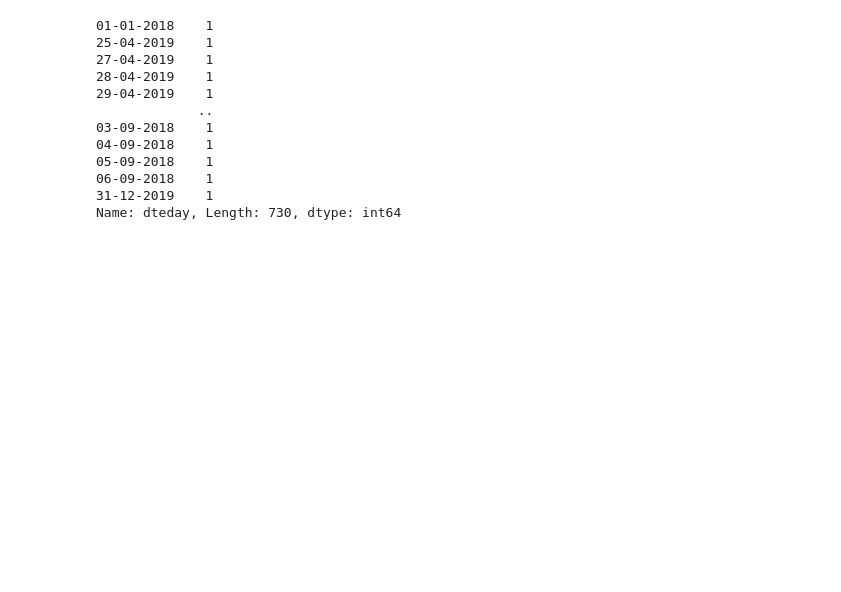
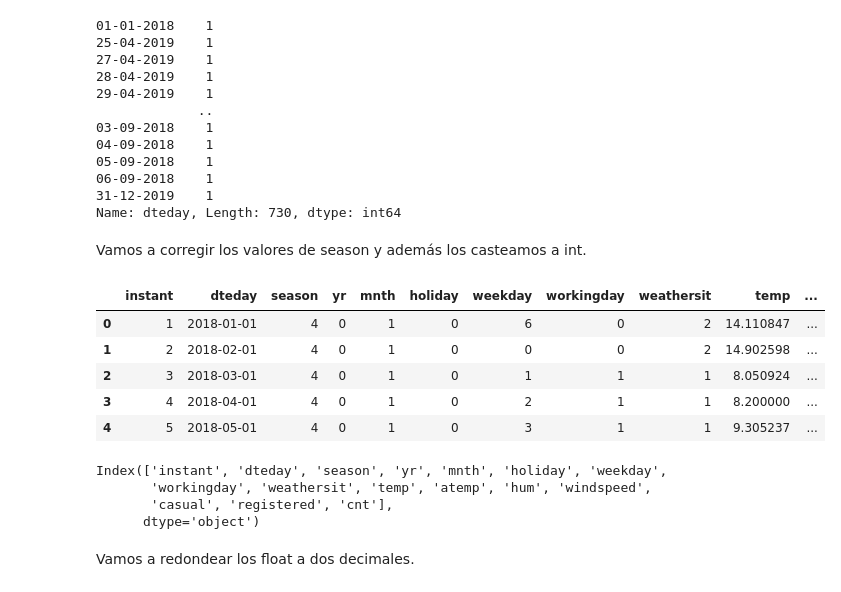
Before and after one commit to Adalab/Adalab-project-da-promo-B-module-3-team-2, a Jupyter notebook: Limpieza.ipynb, the cells around one changed output. Drawn from its saved outputs; the diff is of its cells as text; code cells hidden in the pictures; blank space fills up the shorter version.

```diff
--- a/Limpieza.ipynb
+++ b/Limpieza.ipynb
@@ -91,0 +103,2 @@ Index(['instant', 'dteday', 'season', 'yr', 'mnth', 'holiday', 'weekday',
+# %%
+df['dteday'] = pd.to_datetime(df['dteday'])
@@ -134,3 +174,27 @@ df['dteday'].value_counts()
 06-09-2018    1
 31-12-2019    1
 Name: dteday, Length: 730, dtype: int64
+# %% [markdown]
+Vamos a corregir los valores de season  y además los casteamos a int.
+# %%
+season_cambio = {"spring":4, "summer":1, "autumn": 2, "winter":3}
+# %%
+df["season"]=df["season"].map(season_cambio)
+# %%
+df.head()
+# %% [output]
+|  | instant | dteday | season | yr | mnth | holiday | weekday | workingday | weathersit | temp | ... |
+| 0 | 1 | 2018-01-01 | 4 | 0 | 1 | 0 | 6 | 0 | 2 | 14.110847 | ... |
+| 1 | 2 | 2018-02-01 | 4 | 0 | 1 | 0 | 0 | 0 | 2 | 14.902598 | ... |
+| 2 | 3 | 2018-03-01 | 4 | 0 | 1 | 0 | 1 | 1 | 1 | 8.050924 | ... |
+| 3 | 4 | 2018-04-01 | 4 | 0 | 1 | 0 | 2 | 1 | 1 | 8.200000 | ... |
+| 4 | 5 | 2018-05-01 | 4 | 0 | 1 | 0 | 3 | 1 | 1 | 9.305237 | ... |
+# %%
+df.columns
+# %% [output]
+Index(['instant', 'dteday', 'season', 'yr', 'mnth', 'holiday', 'weekday',
+       'workingday', 'weathersit', 'temp', 'atemp', 'hum', 'windspeed',
+       'casual', 'registered', 'cnt'],
+      dtype='object')
+# %% [markdown]
+Vamos a redondear los float a dos decimales.
```
Also changed, not shown: parts of 9 cells of this notebook, 2 other files.
